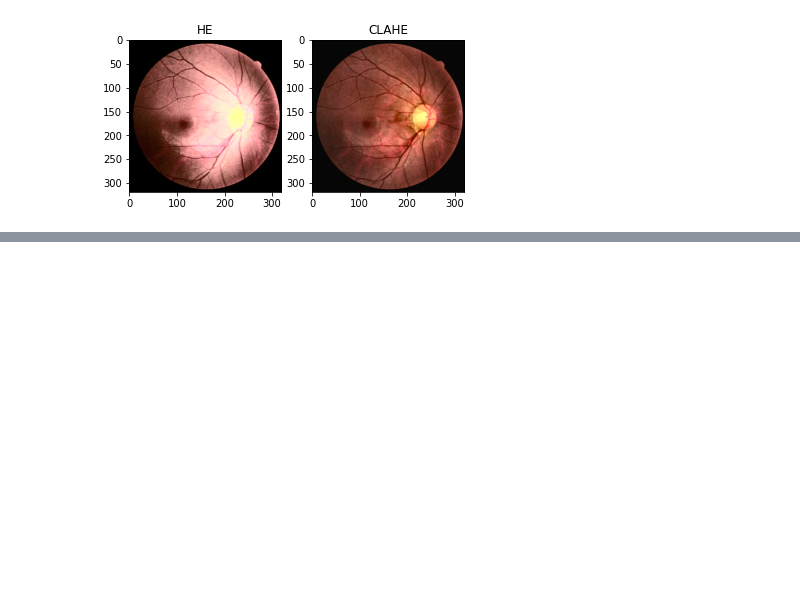
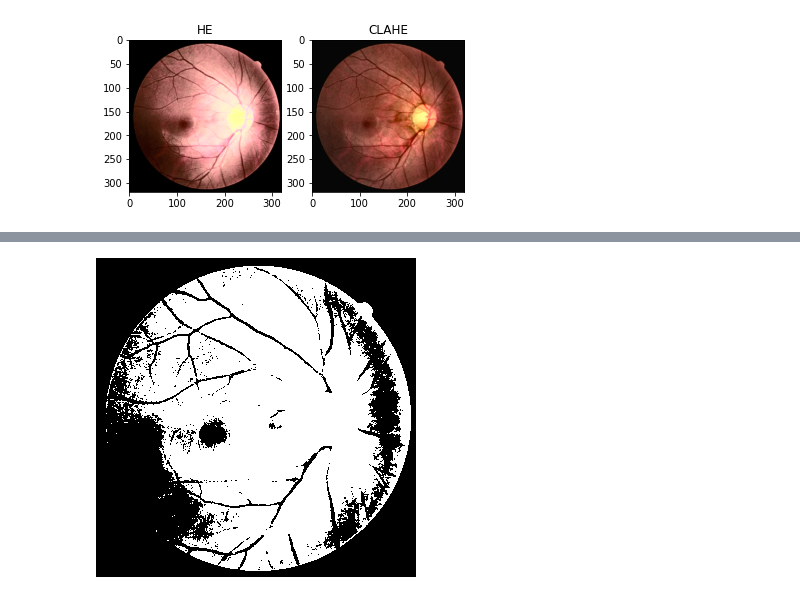
Before and after one commit to mwithgod3952/ML_jh, a Jupyter notebook: CHAHE_and_Tresholding.ipynb, the cells around one changed output, grey strips where cells are left out. Cells and saved outputs as stored; diff of their text form; code cells hidden in the pictures; blank space fills up the shorter version.

```diff
--- a/CHAHE_and_Tresholding.ipynb
+++ b/CHAHE_and_Tresholding.ipynb
@@ -140,0 +141,5 @@ cv2_imshow(thresh1)
+# %%
+_ret, thresh2 = cv2.threshold(CLAHE_img, 0, 255, cv2.THRESH_BINARY+cv2.THRESH_OTSU)
+cv2_imshow(thresh2)
+# %% [output]
+[figure, added]
```
Also changed, not shown: parts of 5 cells of this notebook.
